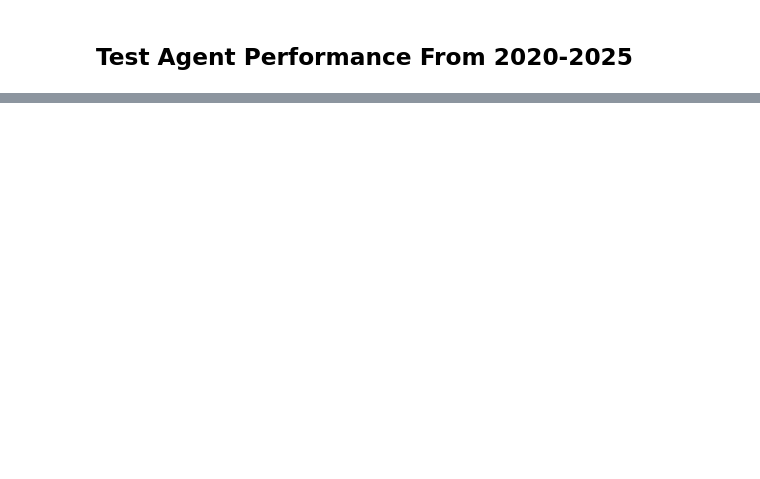
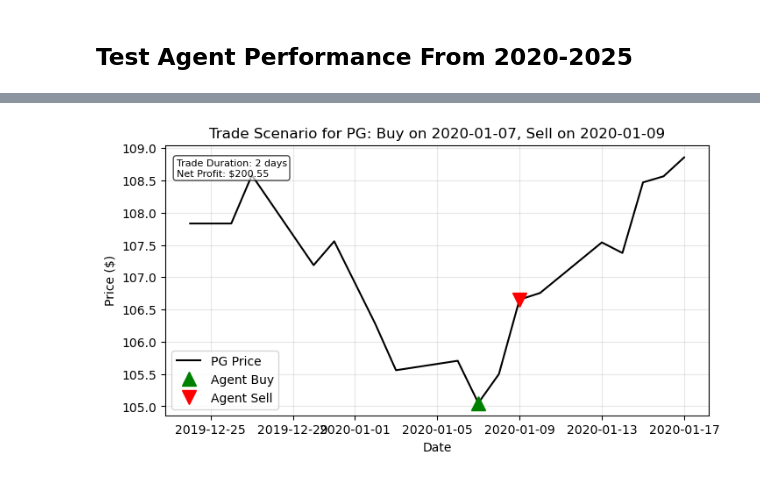
Before and after one commit to shh1v/ReinforceTrader, a Jupyter notebook: notebooks/Backtesting.ipynb, the cells around one changed output, grey strips where cells are left out. Drawn from its saved outputs; the diff is of its cells as text; code cells hidden in the pictures; blank space fills up the shorter version.

```diff
--- a/notebooks/Backtesting.ipynb
+++ b/notebooks/Backtesting.ipynb
@@ -109,0 +140,20 @@ backtester.run_backtest()
+# %%
+# Set the ticker andbuy date for agent behaviour simulation
+SCENARIO_TICKER = 'PG'
+BUY_DATE = pd.to_datetime('2020-01-07')
+
+# Run the trade scenario and visualize
+buy_state, buy_rc, sell_state, sell_rc = backtester.get_trade_scenario(BUY_DATE, SCENARIO_TICKER)
+
+# Store the state representations locally for explanability tasks
+def save_state_pickle(state_obj, fname: str) -> None:
+    rel_path = lambda fname : f'../data/test/states/{SCENARIO_TICKER}_{BUY_DATE.strftime("%Y_%m_%d")}_{fname}.pkl'
+    with open(rel_path(fname), 'wb') as handle:
+        pickle.dump(state_obj, handle, protocol=pickle.HIGHEST_PROTOCOL)
+
+save_state_pickle(buy_state, 'buy_state')
+save_state_pickle(buy_rc, 'buy_rc')
+save_state_pickle(sell_state, 'sell_state')
+save_state_pickle(sell_rc, 'sell_rc')
+# %% [output]
+[figure, added]
```
Also changed, not shown: parts of 8 cells of this notebook.
